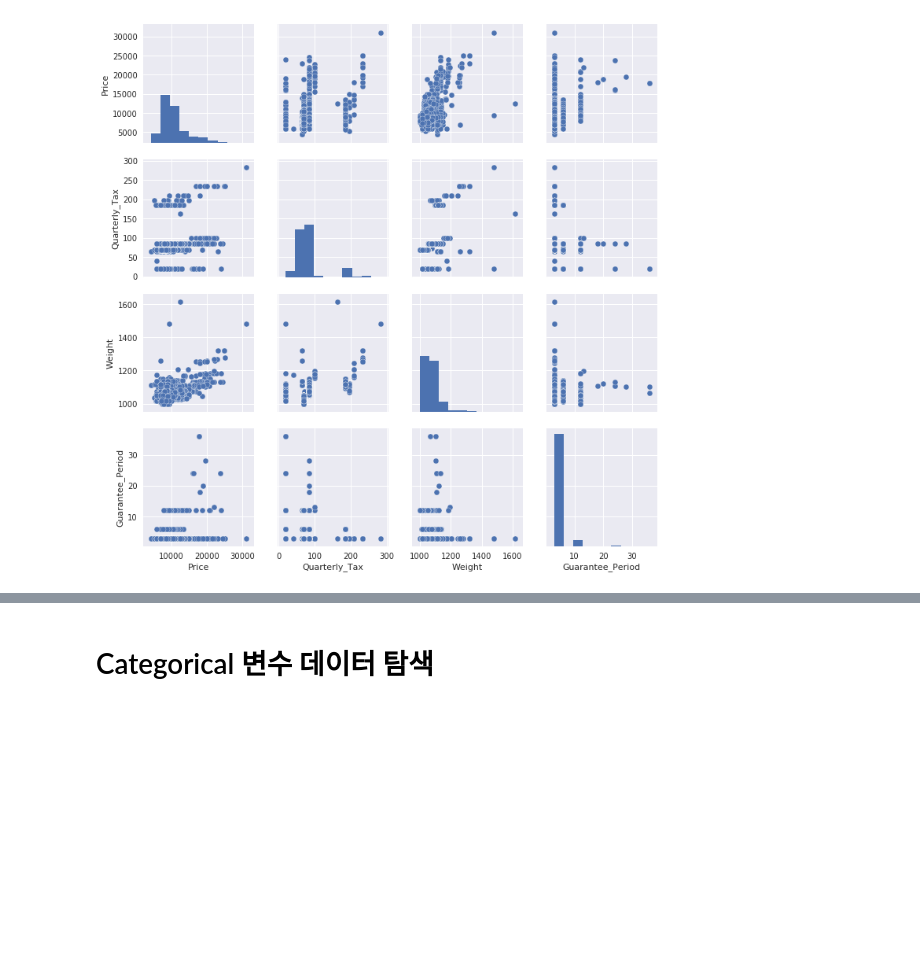
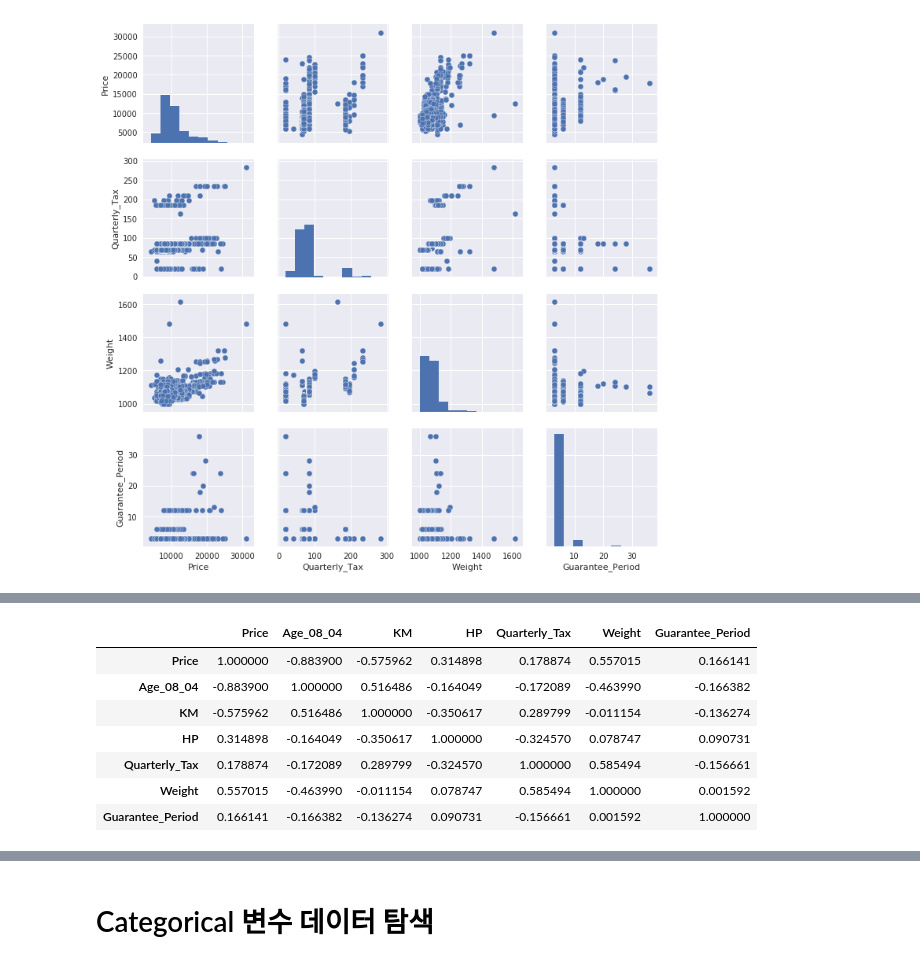
Before and after one commit to j-haaaaan/dss6_regproj1-toyotacorolla, a Jupyter notebook: @main@/main.ipynb, the cells around one changed output, grey strips where cells are left out. Saved outputs shown, nothing was run; the diff lists cells and outputs as text; code cells hidden in the pictures; blank space fills up the shorter version.

```diff
--- a/@main@/main.ipynb
+++ b/@main@/main.ipynb
@@ -211,0 +230,12 @@ def display_multi_boxplots(start_feature_name, row, col):
+# %%
+corrmat = df_real.corr()
+corrmat
+# %% [output]
+|  | Price | Age_08_04 | KM | HP | Quarterly_Tax | Weight | Guarantee_Period |
+| Price | 1.000000 | -0.883900 | -0.575962 | 0.314898 | 0.178874 | 0.557015 | 0.166141 |
+| Age_08_04 | -0.883900 | 1.000000 | 0.516486 | -0.164049 | -0.172089 | -0.463990 | -0.166382 |
+| KM | -0.575962 | 0.516486 | 1.000000 | -0.350617 | 0.289799 | -0.011154 | -0.136274 |
+| HP | 0.314898 | -0.164049 | -0.350617 | 1.000000 | -0.324570 | 0.078747 | 0.090731 |
+| Quarterly_Tax | 0.178874 | -0.172089 | 0.289799 | -0.324570 | 1.000000 | 0.585494 | -0.156661 |
+| Weight | 0.557015 | -0.463990 | -0.011154 | 0.078747 | 0.585494 | 1.000000 | 0.001592 |
+| Guarantee_Period | 0.166141 | -0.166382 | -0.136274 | 0.090731 | -0.156661 | 0.001592 | 1.000000 |
```
Also changed, not shown: parts of 7 cells of this notebook.
